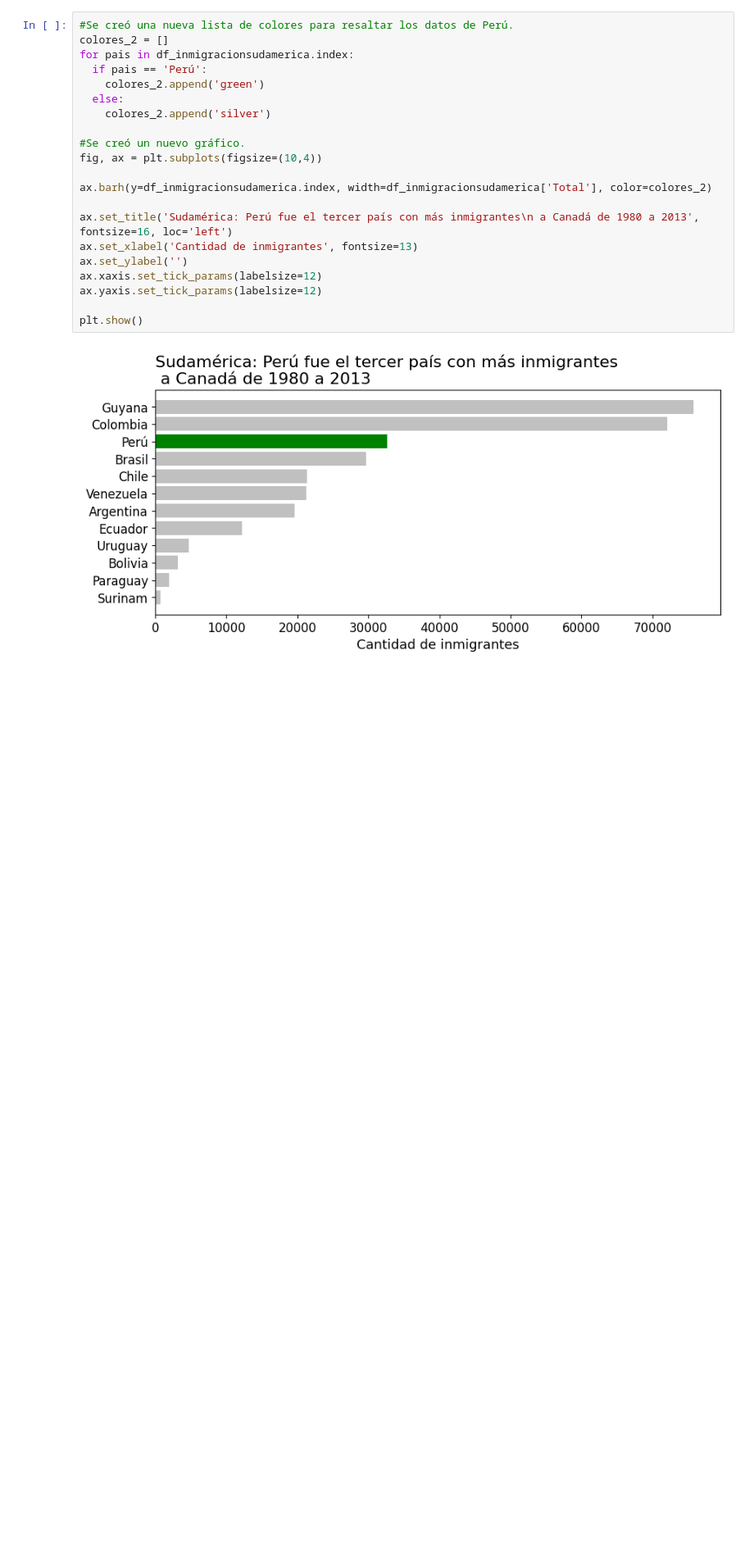
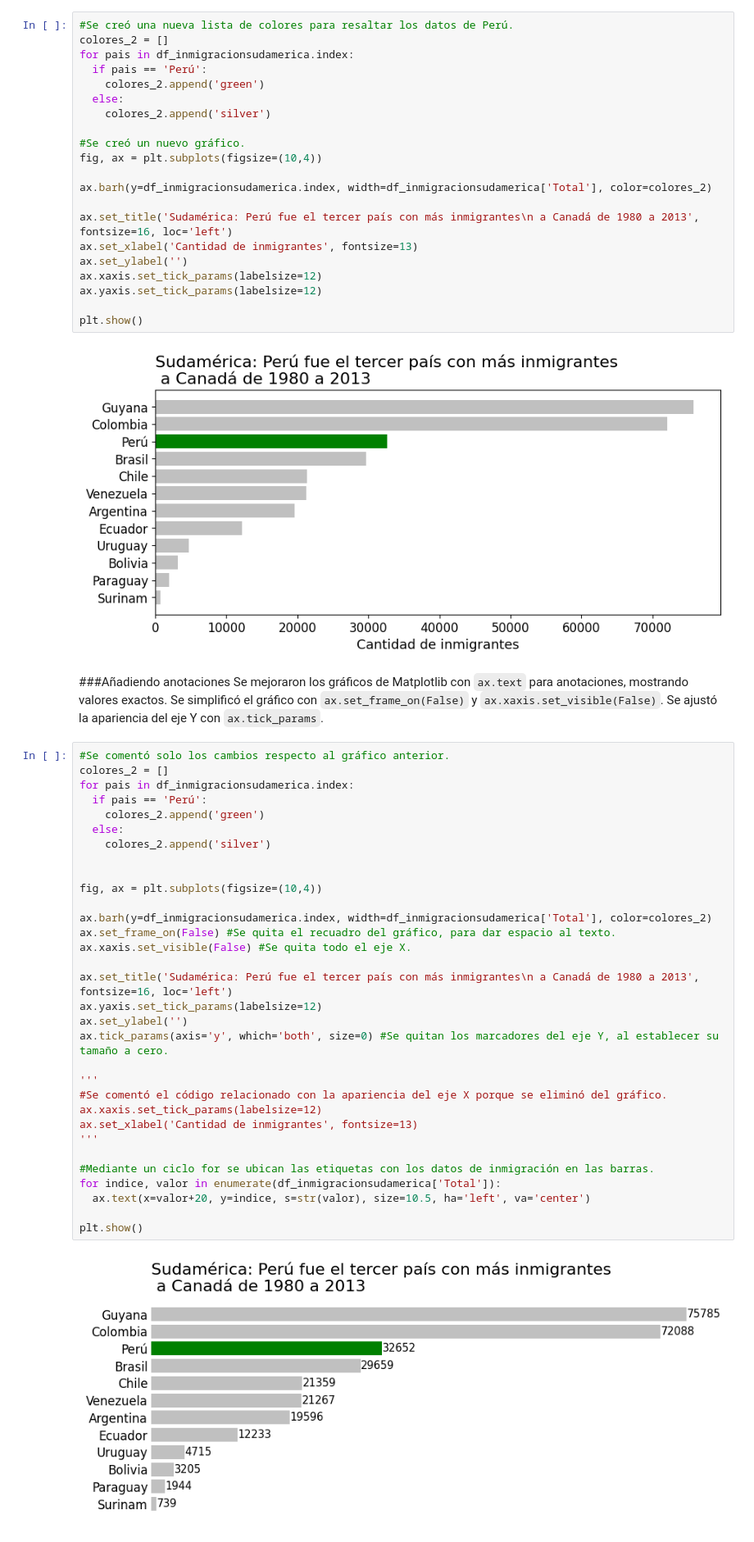
Before and after one commit to JLuceroVasquez/visualizacion-de-datos-con-bibliotecas-de-python, a Jupyter notebook: visualizacion_de_datos_con_python.ipynb, the cells around one changed output. Shown at 82% size. Saved outputs shown, nothing was run; the diff lists cells and outputs as text; blank space fills up the shorter version.

```diff
--- a/visualizacion_de_datos_con_python.ipynb
+++ b/visualizacion_de_datos_con_python.ipynb
@@ -525,3 +525,40 @@ ax.yaxis.set_tick_params(labelsize=12)
 plt.show()
 # %% [output]
 [figure]
+# %% [markdown]
+###Añadiendo anotaciones
+Se mejoraron los gráficos de Matplotlib con `ax.text` para anotaciones, mostrando valores exactos. Se simplificó el gráfico con `ax.set_frame_on(False)` y `ax.xaxis.set_visible(False)`. Se ajustó la apariencia del eje Y con `ax.tick_params`.
+# %%
+#Se comentó solo los cambios respecto al gráfico anterior.
+colores_2 = []
+for pais in df_inmigracionsudamerica.index:
+  if pais == 'Perú':
+    colores_2.append('green')
+  else:
+    colores_2.append('silver')
+
+
+fig, ax = plt.subplots(figsize=(10,4))
+
+ax.barh(y=df_inmigracionsudamerica.index, width=df_inmigracionsudamerica['Total'], color=colores_2)
+ax.set_frame_on(False) #Se quita el recuadro del gráfico, para dar espacio al texto.
+ax.xaxis.set_visible(False) #Se quita todo el eje X.
+
+ax.set_title('Sudamérica: Perú fue el tercer país con más inmigrantes\n a Canadá de 1980 a 2013', fontsize=16, loc='left')
+ax.yaxis.set_tick_params(labelsize=12)
+ax.set_ylabel('')
+ax.tick_params(axis='y', which='both', size=0) #Se quitan los marcadores del eje Y, al establecer su tamaño a cero.
+
+'''
+#Se comentó el código relacionado con la apariencia del eje X porque se eliminó del gráfico.
+ax.xaxis.set_tick_params(labelsize=12)
+ax.set_xlabel('Cantidad de inmigrantes', fontsize=13)
+'''
+
+#Mediante un ciclo for se ubican las etiquetas con los datos de inmigración en las barras.
+for indice, valor in enumerate(df_inmigracionsudamerica['Total']):
+  ax.text(x=valor+20, y=indice, s=str(valor), size=10.5, ha='left', va='center')
+
+plt.show()
+# %% [output]
+[figure, added]
```
Also changed, not shown: parts of 16 cells of this notebook.
